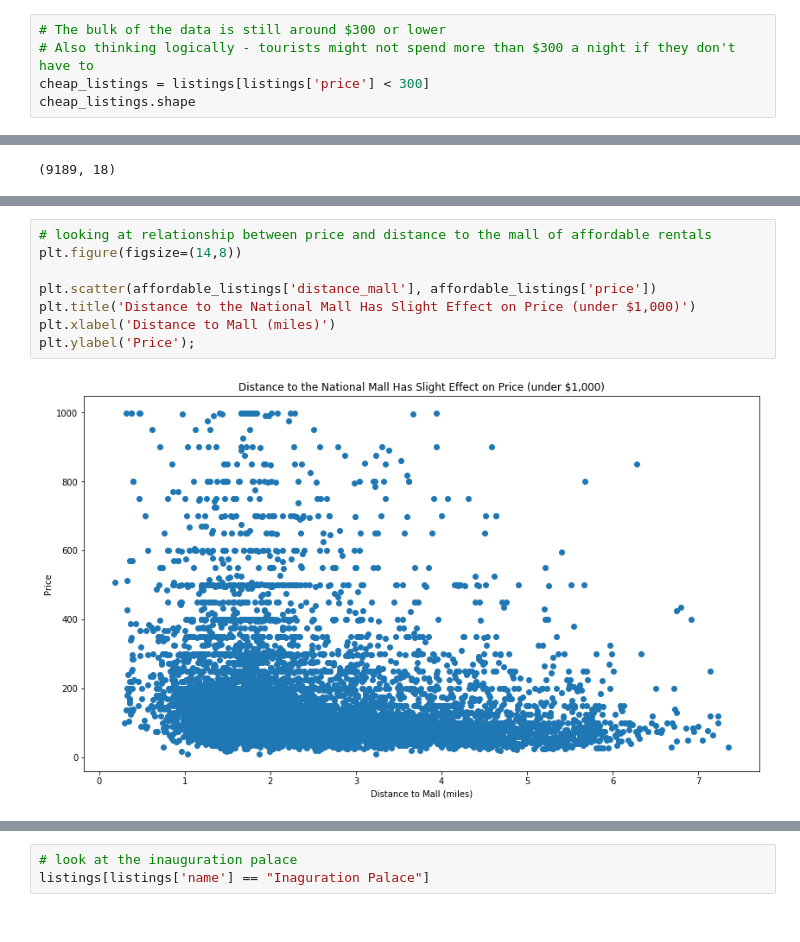
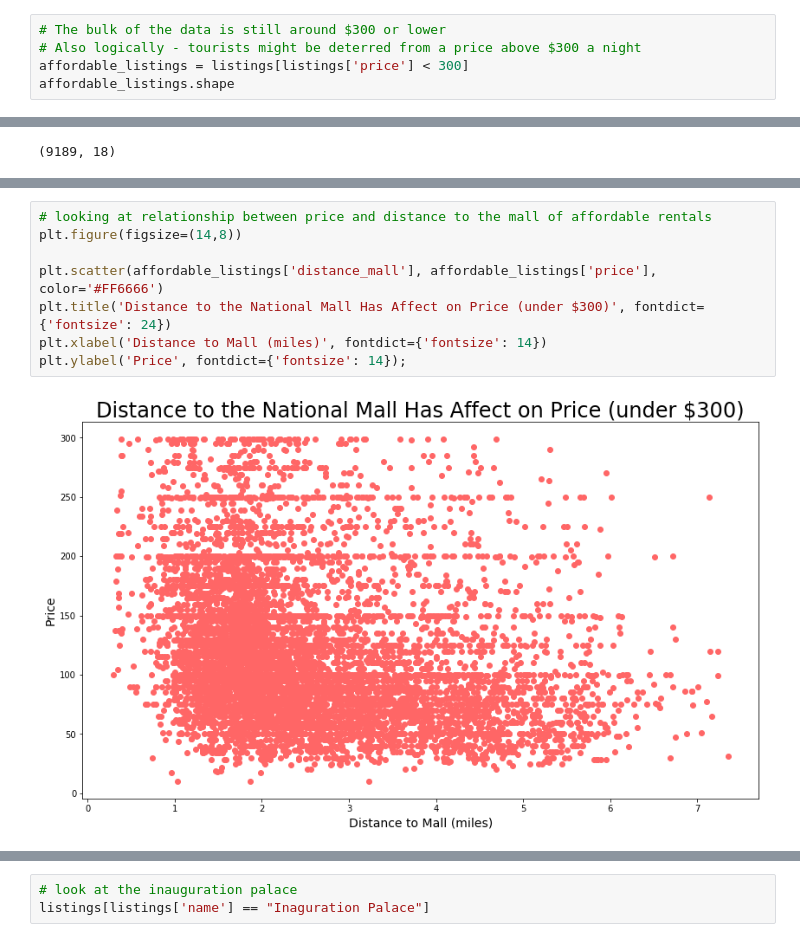
Before and after one commit to k10jo01/airbnb, a Jupyter notebook: code/02.3-eda-listings.ipynb, the cells around one changed output, grey strips where cells are left out. Drawn from its saved outputs; the diff is of its cells as text.

```diff
--- a/code/02.3-eda-listings.ipynb
+++ b/code/02.3-eda-listings.ipynb
@@ -264,8 +291,8 @@ plt.ylabel('Count');
 # %%
 # The bulk of the data is still around $300 or lower
-# Also thinking logically - tourists might not spend more than $300 a night if they don't have to
-cheap_listings = listings[listings['price'] < 300]
-cheap_listings.shape
+# Also logically - tourists might be deterred from a price above $300 a night
+affordable_listings = listings[listings['price'] < 300]
+affordable_listings.shape
 # %% [output]
 (7965, 18)
 # %%
@@ -289,10 +326,10 @@ listings.shape
 # %%
 # looking at relationship between price and distance to the mall of affordable rentals
 plt.figure(figsize=(14,8))
 
-plt.scatter(affordable_listings['distance_mall'], affordable_listings['price'])
-plt.title('Distance to the National Mall Has Slight Effect on Price (under $1,000)')
-plt.xlabel('Distance to Mall (miles)')
-plt.ylabel('Price');
+plt.scatter(affordable_listings['distance_mall'], affordable_listings['price'], color='#FF6666')
+plt.title('Distance to the National Mall Has Affect on Price (under $300)', fontdict={'fontsize': 24})
+plt.xlabel('Distance to Mall (miles)', fontdict={'fontsize': 14})
+plt.ylabel('Price', fontdict={'fontsize': 14});
 # %% [output]
-[figure, old version]
+[figure, new version]
```
Also changed, not shown: parts of 78 cells of this notebook, 27 other files.
